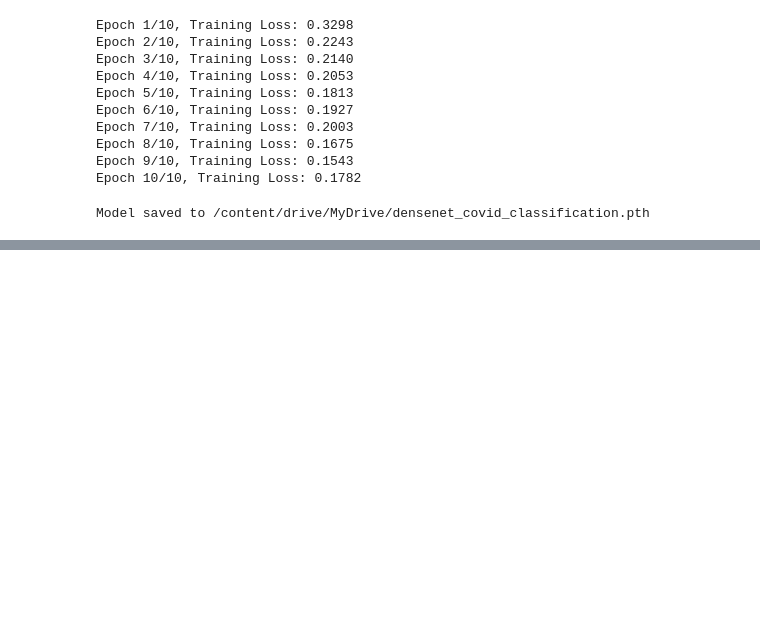
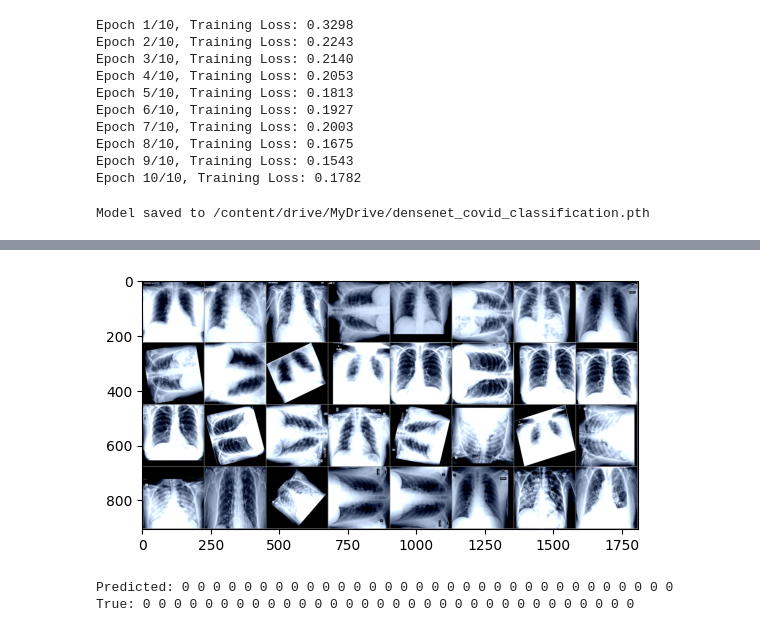
Before and after one commit to AlSult/lung-disease-prediction, a Jupyter notebook: MainCode.ipynb, the cells around one changed output, grey strips where cells are left out. Drawn from its saved outputs; the diff is of its cells as text; code cells hidden in the pictures; blank space fills up the shorter version.

```diff
--- a/MainCode.ipynb
+++ b/MainCode.ipynb
@@ -416,0 +650,11 @@ NameError: name 'test_loader' is not defined
+# %%
+import torch
+from torchvision import models
+
+# Load your model architecture (ensure this matches the model architecture you used)
+model = models.densenet121(pretrained=False)
+model.classifier = torch.nn.Linear(model.classifier.in_features, 3)  # Assuming 3 classes: covid, normal, pneumonia
+
+# Load the saved model weights
+model.load_state_dict(torch.load("/content/drive/MyDrive/densenet_covid_classification_best.pth"))
+model.eval()  # Set to evaluation mode
@@ -416,0 +736,24 @@ NameError: name 'test_loader' is not defined
+# %%
+import torchvision
+
+# Display a few test images with predictions
+def imshow(img):
+    img = img / 2 + 0.5  # unnormalize
+    npimg = img.numpy()
+    plt.imshow(np.transpose(npimg, (1, 2, 0)))
+    plt.show()
+
+# Get a batch of test images and labels
+dataiter = iter(test_loader)
+images, labels = next(dataiter)
+
+# Make predictions
+images, labels = images.to(device), labels.to(device)
+outputs = model(images)
+_, predicted = torch.max(outputs, 1)
+
+# Display images, predicted and true labels
+imshow(torchvision.utils.make_grid(images.cpu()))
+print("Predicted:", ' '.join(f'{predicted[j].item()}' for j in range(len(predicted))))
+print("True:", ' '.join(f'{labels[j].item()}' for j in range(len(labels))))
+# %% [output]
@@ -416,0 +761,3 @@ NameError: name 'test_loader' is not defined
+[figure, added]
+Predicted: 0 0 0 0 0 0 0 0 0 0 0 0 0 0 0 0 0 0 0 0 0 0 0 0 0 0 0 0 0 0 0 0
+True: 0 0 0 0 0 0 0 0 0 0 0 0 0 0 0 0 0 0 0 0 0 0 0 0 0 0 0 0 0 0 0 0
```
Also changed, not shown: parts of 23 cells of this notebook.
